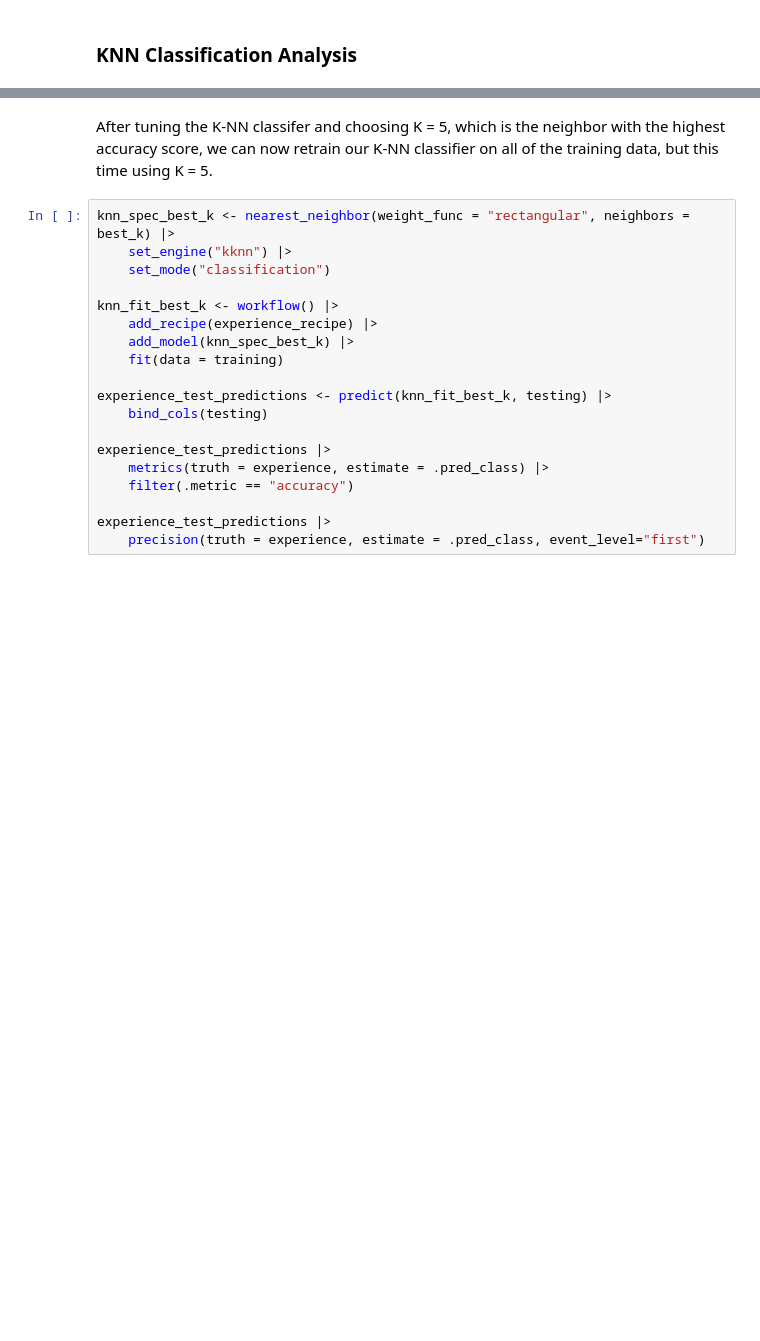
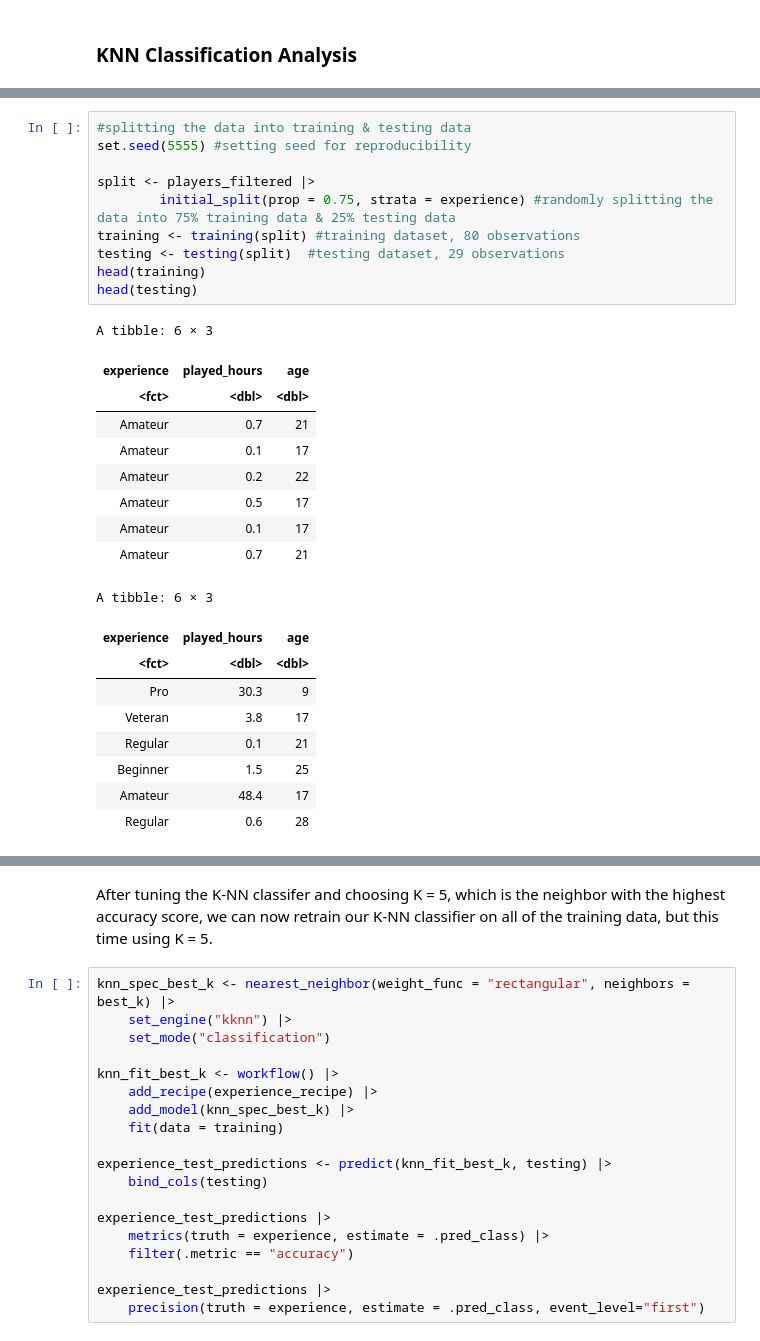
Before and after one commit to DaviddHuang/dsci100_project, a Jupyter notebook: final.ipynb, the cells around one changed output, grey strips where cells are left out. Drawn from its saved outputs; the diff is of its cells as text; blank space fills up the shorter version.

```diff
--- a/final.ipynb
+++ b/final.ipynb
@@ -138,0 +143,29 @@ Notably, we see that players who identify themselves as "regulars" contribute th
+# %%
+#splitting the data into training & testing data
+set.seed(5555) #setting seed for reproducibility
+
+split <- players_filtered |>
+        initial_split(prop = 0.75, strata = experience) #randomly splitting the data into 75% training data & 25% testing data
+training <- training(split) #training dataset, 80 observations
+testing <- testing(split)  #testing dataset, 29 observations
+head(training)
+head(testing)
+# %% [output]
+A tibble: 6 × 3
+| experience | played_hours | age |
+| <fct> | <dbl> | <dbl> |
+| Amateur | 0.7 | 21 |
+| Amateur | 0.1 | 17 |
+| Amateur | 0.2 | 22 |
+| Amateur | 0.5 | 17 |
+| Amateur | 0.1 | 17 |
+| Amateur | 0.7 | 21 |
+A tibble: 6 × 3
+| experience | played_hours | age |
+| <fct> | <dbl> | <dbl> |
+| Pro | 30.3 | 9 |
+| Veteran | 3.8 | 17 |
+| Regular | 0.1 | 21 |
+| Beginner | 1.5 | 25 |
+| Amateur | 48.4 | 17 |
+| Regular | 0.6 | 28 |
```
Also changed, not shown: parts of 13 cells of this notebook.
